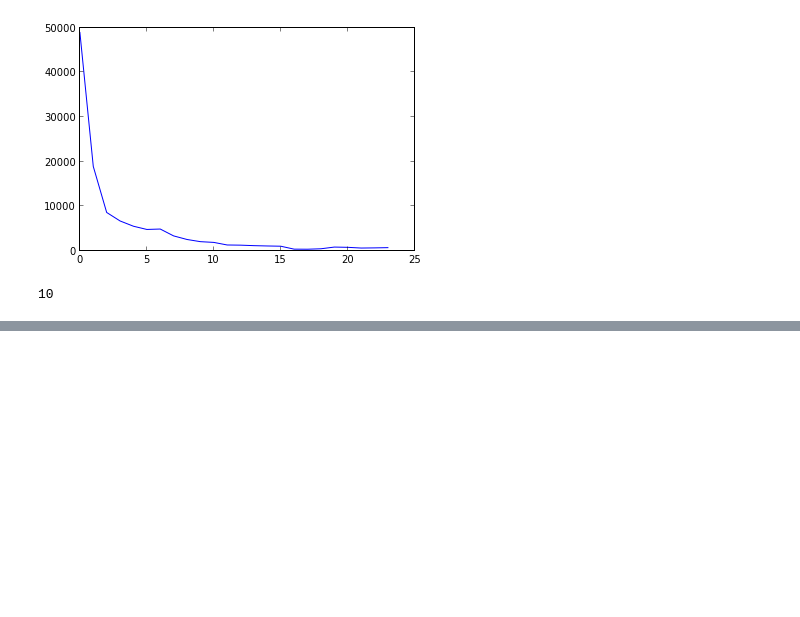
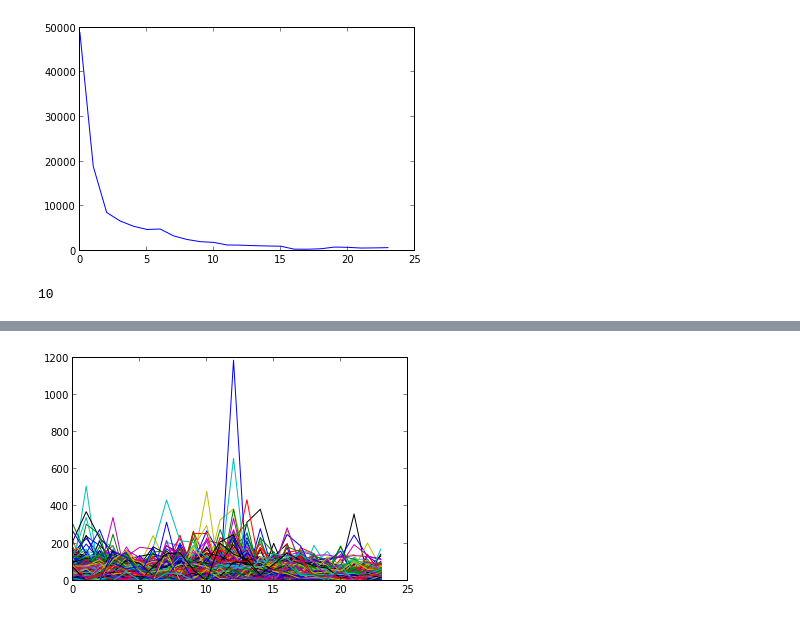
Before and after one commit to jscalderon3227/Tarea-4, a Jupyter notebook: Clusteringhomicidios.ipynb, the cells around one changed output, grey strips where cells are left out. Saved outputs shown, nothing was run; the diff lists cells and outputs as text; code cells hidden in the pictures; blank space fills up the shorter version.

```diff
--- a/Clusteringhomicidios.ipynb
+++ b/Clusteringhomicidios.ipynb
@@ -122,0 +175,7 @@ print(matrizcambiodebase)
+# %%
+for i in range(numdatos):
+    if vectoridentificacion2[i]==0:
+        plot(informacion[i,:])
+        #segundo centro
+# %% [output]
+[figure, added]
```
Also changed, not shown: parts of 21 cells of this notebook.
